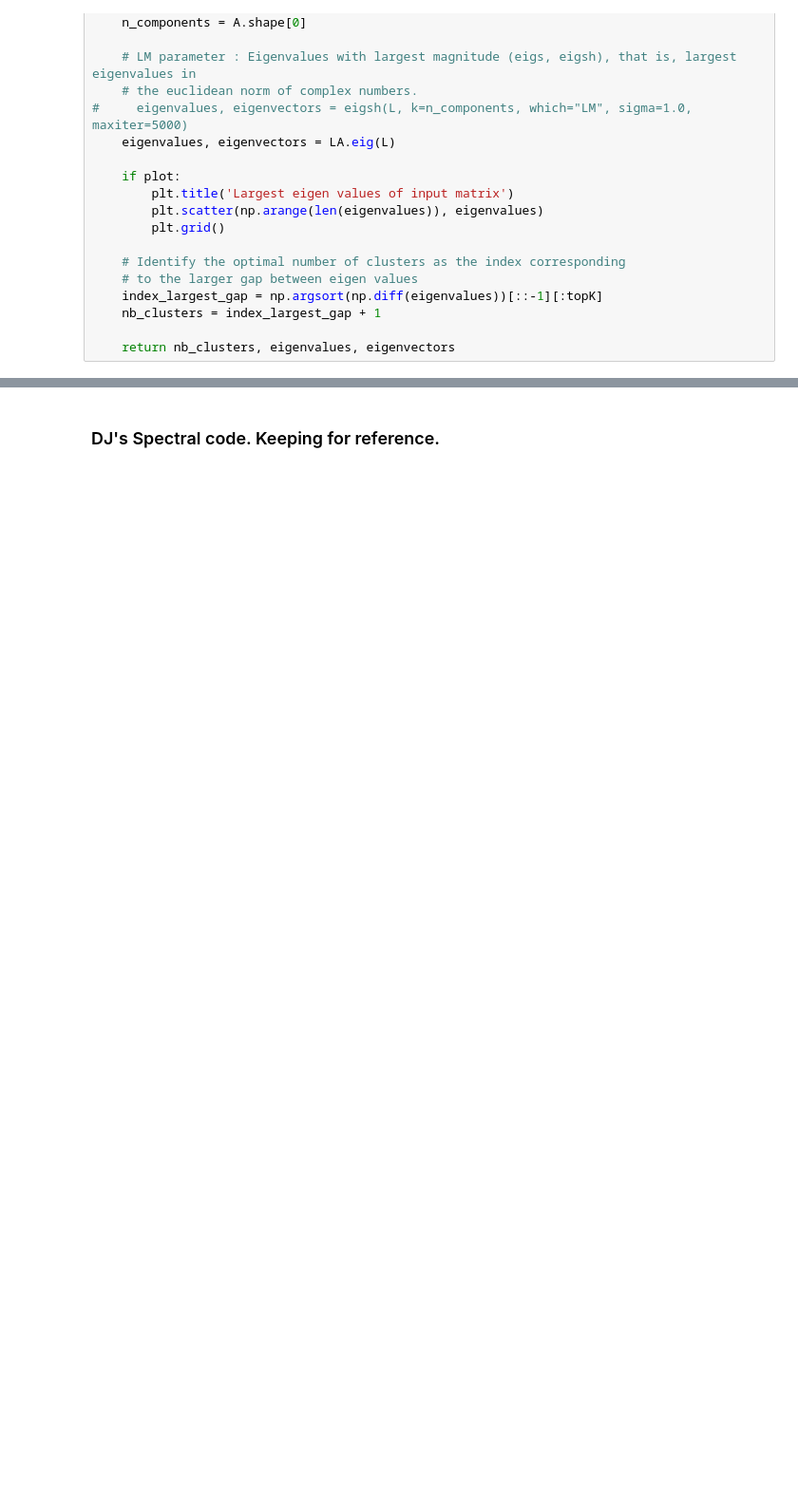
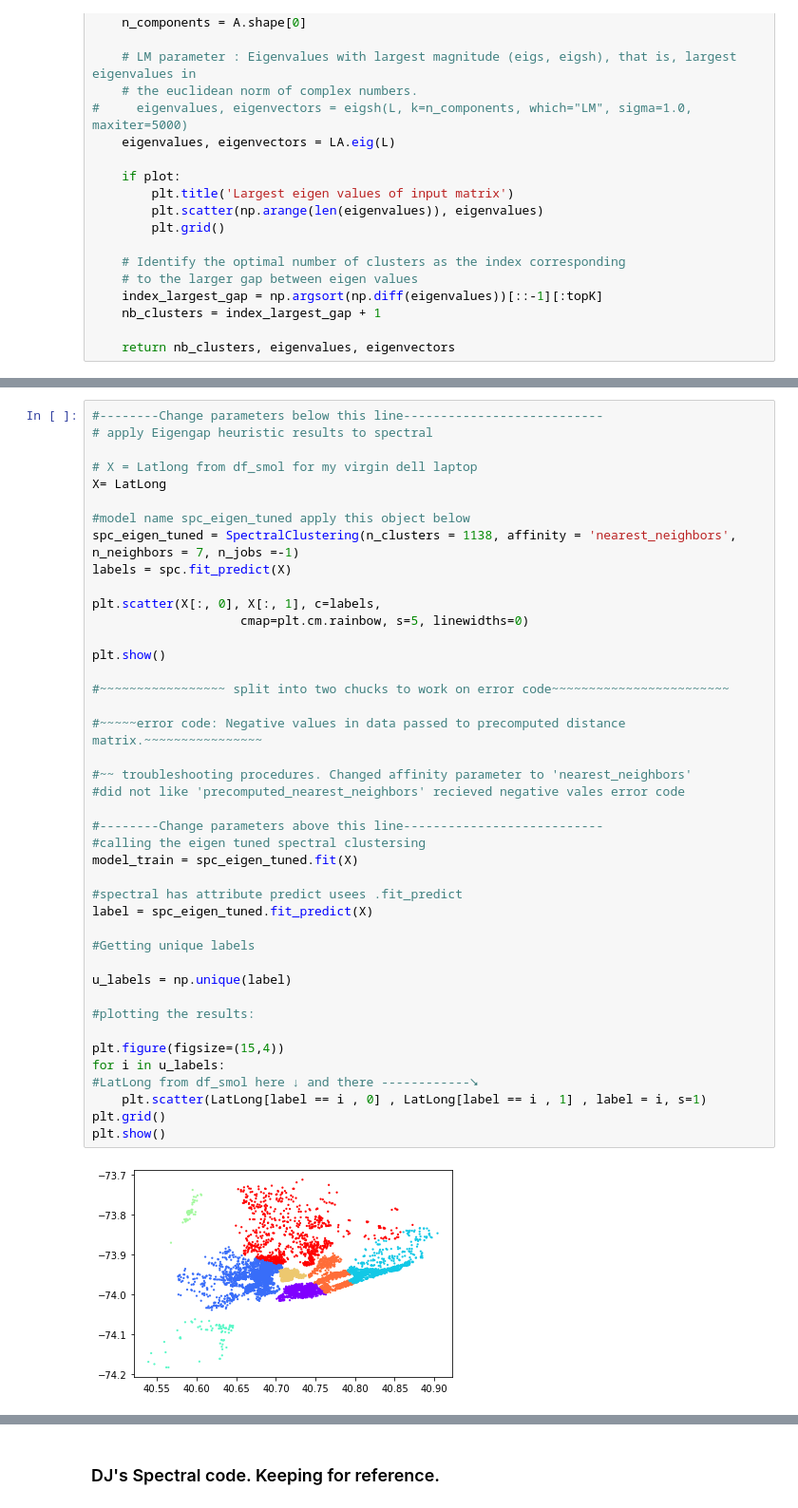
Before and after one commit to rickfontenot/airbnb, a Jupyter notebook: Lab3/Working/lab3_joe_eigenVects.ipynb, the cells around one changed output, grey strips where cells are left out. Shown at 95% size. Saved outputs shown, nothing was run; the diff lists cells and outputs as text; blank space fills up the shorter version.

```diff
--- a/Lab3/Working/lab3_joe_eigenVects.ipynb
+++ b/Lab3/Working/lab3_joe_eigenVects.ipynb
@@ -395,0 +457,44 @@ Optimal number of clusters [144 154 222 228 239]
+# %%
+#--------Change parameters below this line---------------------------
+# apply Eigengap heuristic results to spectral
+
+# X = Latlong from df_smol for my virgin dell laptop
+X= LatLong
+
+#model name spc_eigen_tuned apply this object below
+spc_eigen_tuned = SpectralClustering(n_clusters = 1138, affinity = 'nearest_neighbors', n_neighbors = 7, n_jobs =-1)
+labels = spc.fit_predict(X)
+
+plt.scatter(X[:, 0], X[:, 1], c=labels,
+                    cmap=plt.cm.rainbow, s=5, linewidths=0)
+
+plt.show()
+
+#~~~~~~~~~~~~~~~~~ split into two chucks to work on error code~~~~~~~~~~~~~~~~~~~~~~~~
+
+#~~~~~error code: Negative values in data passed to precomputed distance matrix.~~~~~~~~~~~~~~~~
+
+#~~ troubleshooting procedures. Changed affinity parameter to 'nearest_neighbors'
+#did not like 'precomputed_nearest_neighbors' recieved negative vales error code
+
+#--------Change parameters above this line---------------------------
+#calling the eigen tuned spectral clustersing
+model_train = spc_eigen_tuned.fit(X)
+
+#spectral has attribute predict usees .fit_predict
+label = spc_eigen_tuned.fit_predict(X)
+
+#Getting unique labels
+
+u_labels = np.unique(label)
+
+#plotting the results:
+
+plt.figure(figsize=(15,4))
+for i in u_labels:
+#LatLong from df_smol here ↓ and there ------------⭨
+    plt.scatter(LatLong[label == i , 0] , LatLong[label == i , 1] , label = i, s=1)
+plt.grid()
+plt.show()
+# %% [output]
+[figure, added]
```
Also changed, not shown: parts of 34 cells of this notebook.
